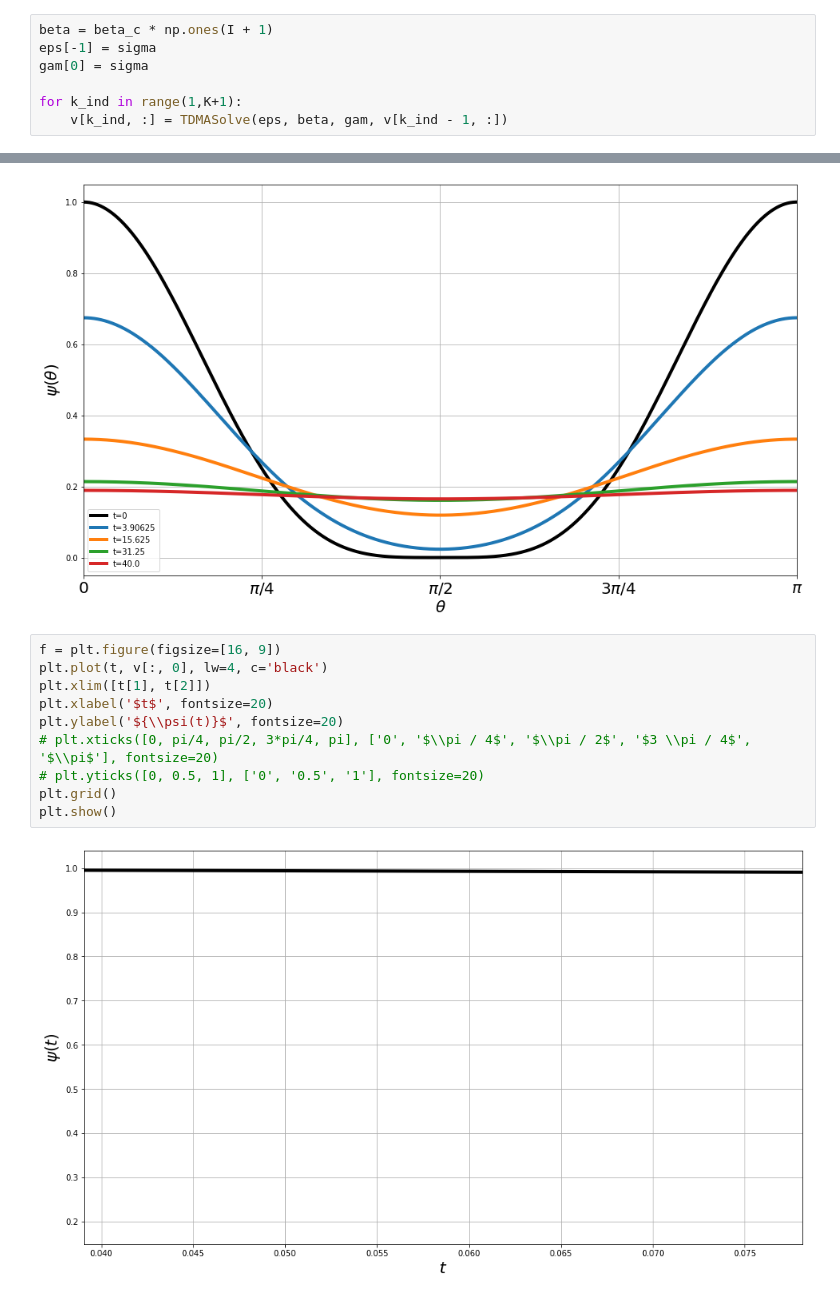
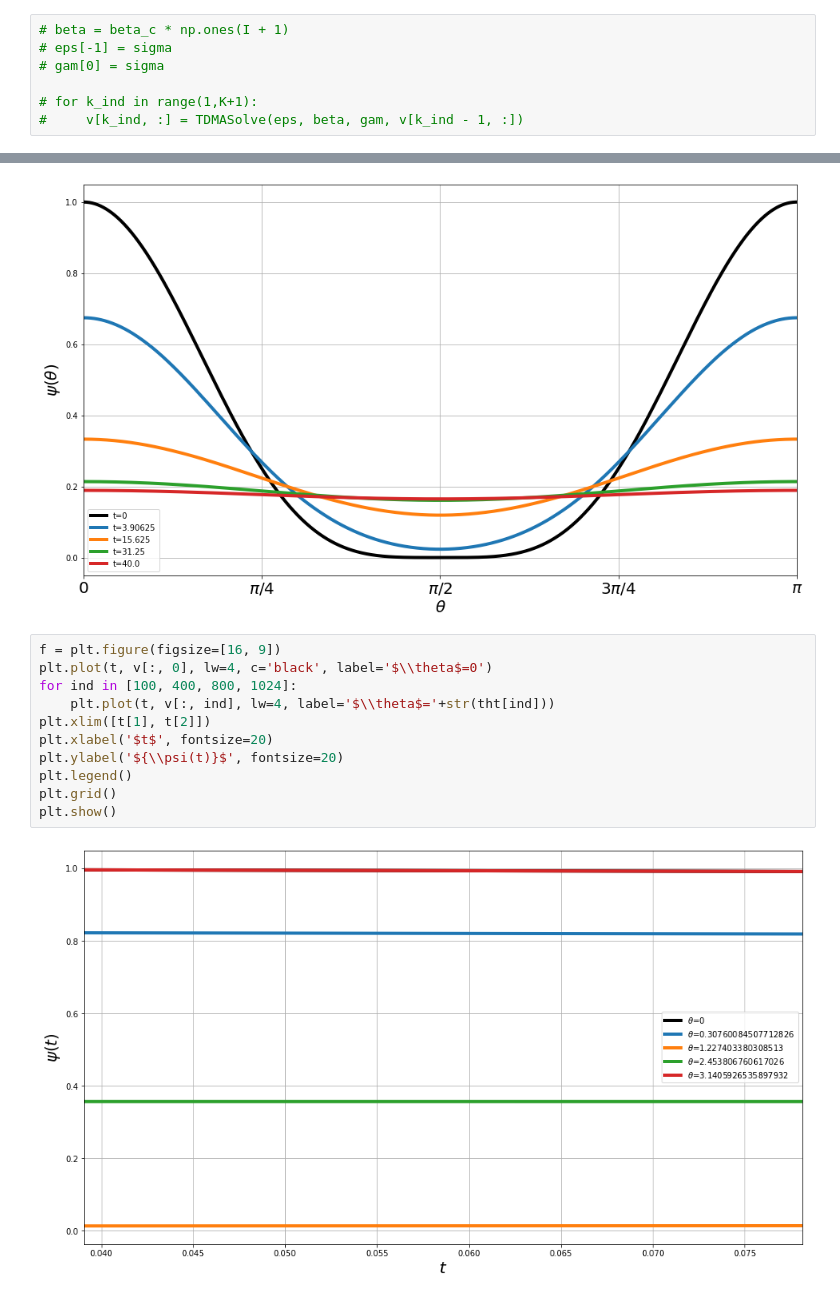
Before and after one commit to ArtemKashapov/NMoMF, a Jupyter notebook: implicit_alg/implicit_algorithm.ipynb, the cells around one changed output, grey strips where cells are left out. Drawn from its saved outputs; the diff is of its cells as text.

Commit message:
impl plot tht eval chane

```diff
--- a/implicit_alg/implicit_algorithm.ipynb
+++ b/implicit_alg/implicit_algorithm.ipynb
@@ -82,10 +82,10 @@ def TDMASolve(a, b, c, d):
 # %%
-beta = beta_c * np.ones(I + 1)
-eps[-1] = sigma
-gam[0] = sigma
+# beta = beta_c * np.ones(I + 1)
+# eps[-1] = sigma
+# gam[0] = sigma
 
-for k_ind in range(1,K+1):
-    v[k_ind, :] = TDMASolve(eps, beta, gam, v[k_ind - 1, :])
+# for k_ind in range(1,K+1):
+#     v[k_ind, :] = TDMASolve(eps, beta, gam, v[k_ind - 1, :])
 # %%
 beta = beta_c * np.ones(I + 1)
 eps[-1] = sigma
@@ -113,13 +113,14 @@ plt.show()
 [figure]
 # %%
 f = plt.figure(figsize=[16, 9])
-plt.plot(t, v[:, 0], lw=4, c='black')
+plt.plot(t, v[:, 0], lw=4, c='black', label='$\\theta$=0')
+for ind in [100, 400, 800, 1024]:
+    plt.plot(t, v[:, ind], lw=4, label='$\\theta$='+str(tht[ind]))
 plt.xlim([t[1], t[2]])
 plt.xlabel('$t$', fontsize=20)
 plt.ylabel('${\\psi(t)}$', fontsize=20)
-# plt.xticks([0, pi/4, pi/2, 3*pi/4, pi], ['0', '$\\pi / 4$', '$\\pi / 2$', '$3 \\pi / 4$', '$\\pi$'], fontsize=20)
-# plt.yticks([0, 0.5, 1], ['0', '0.5', '1'], fontsize=20)
+plt.legend()
 plt.grid()
 plt.show()
 # %% [output]
-[figure, old version]
+[figure, new version]
```
Also changed, not shown: parts of 4 cells of this notebook.
